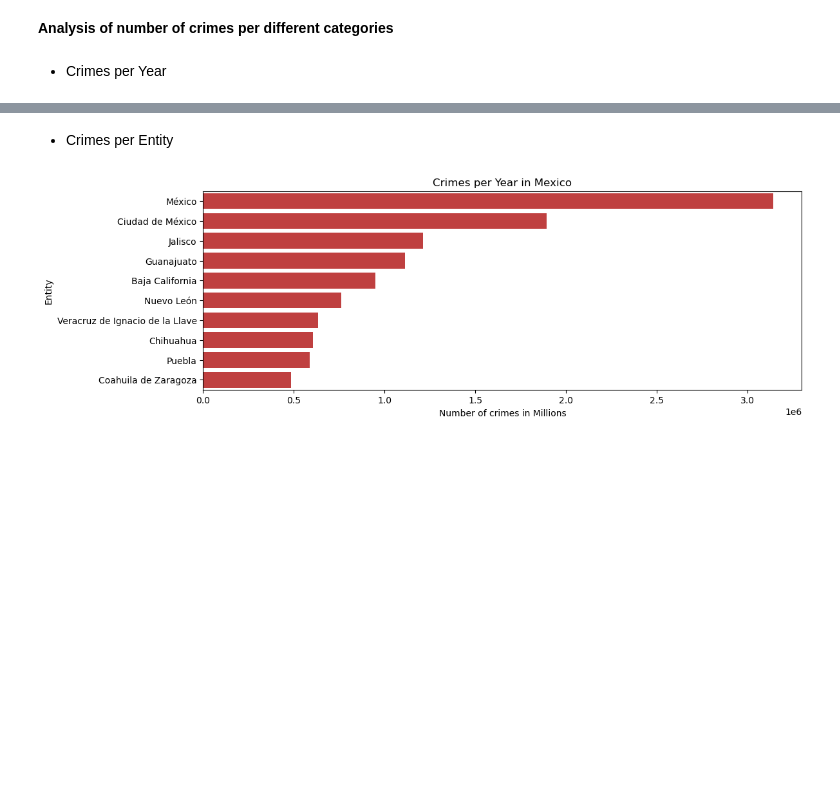
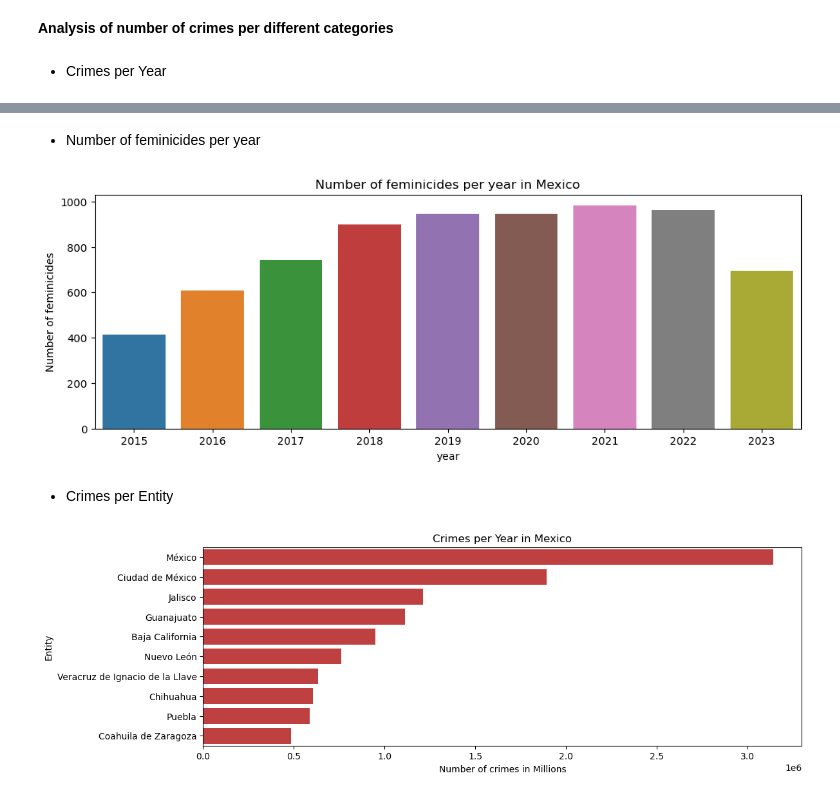
Before and after one commit to AlanSoloR/Portfolio, a Jupyter notebook: DataExplorationAndVisual.ipynb, the cells around one changed output, grey strips where cells are left out. Saved outputs shown, nothing was run; the diff lists cells and outputs as text; code cells hidden in the pictures; blank space fills up the shorter version.

```diff
--- a/DataExplorationAndVisual.ipynb
+++ b/DataExplorationAndVisual.ipynb
@@ -63,3 +84,15 @@ plt.show()
+# %% [markdown]
+* Number of feminicides per year
+# %%
+feminicides_per_year = crimes_in_mexico[(crimes_in_mexico['type_of_crime'] == "Feminicide") & (crimes_in_mexico['count'] >= 1)]
+feminicides_per_year = feminicides_per_year[['year','count']].groupby(by='year').sum().reset_index()
+plt.figure(figsize=(12,4))
+sns.barplot(data=feminicides_per_year,x='year',y='count')
+plt.ylabel("Number of feminicides")
+plt.title("Number of feminicides per year in Mexico")
+plt.show()
+# %% [output]
+[figure, added]
 # %% [markdown]
 * Crimes per Entity
 # %%
```
Also changed, not shown: parts of 5 cells of this notebook.
